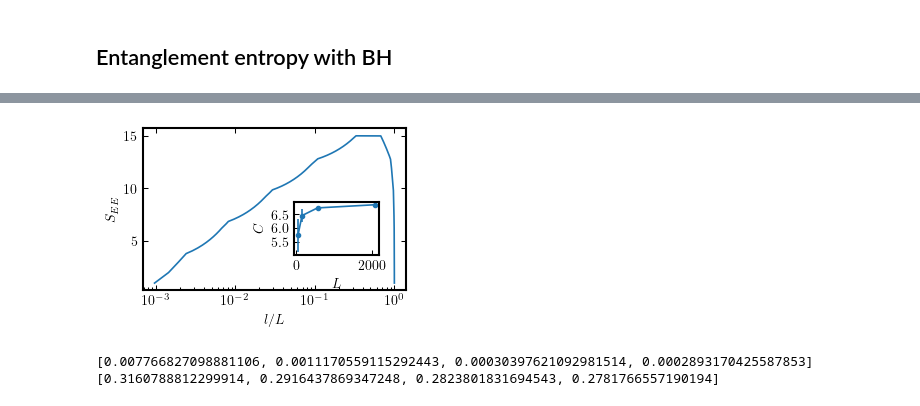
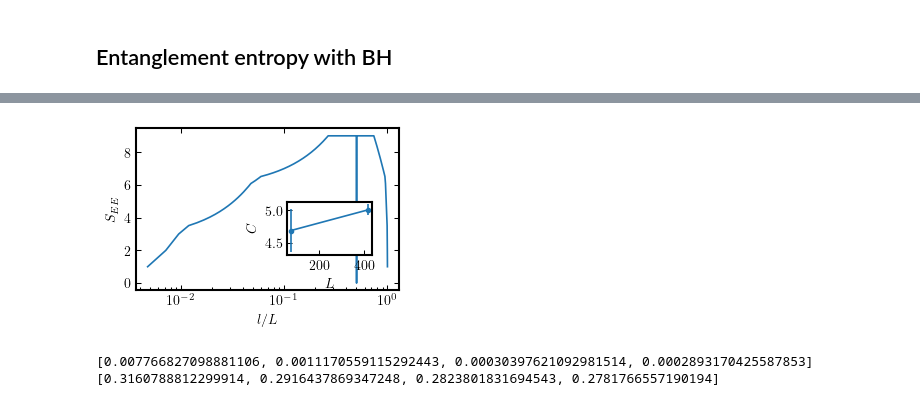
Before and after one commit to Alejo-Costa-Duran/HyperbolicFractonModel, a Jupyter notebook: Simulation.ipynb, the cells around one changed output, grey strips where cells are left out. Cells and saved outputs as stored; diff of their text form; code cells hidden in the pictures.

```diff
--- a/Simulation.ipynb
+++ b/Simulation.ipynb
@@ -48,6 +52,10 @@ plt.rc('figure', figsize=(fig_width, fig_height))
 plt.rc('legend', frameon=False)
 plt.rc('xtick', direction='in')
 plt.rc('ytick', direction='in')
+# %%
+lattice54Sizes = np.array([0,0,10,40,150,560,2090,7800])
+lattice64Sizes = np.array([0,0,12,72,420,2448,14268])
+lattice74Sizes = np.array([0,0,14,112,882,6944])
 # %% [markdown]
 ## Monte Carlo Simulation at zero temperature
 # %%
@@ -285,0 +252,15 @@ plt.plot(beta_list,np.mean(defectsDensity, axis =1)/Nv-np.power(np.exp(2*beta_li
+# %%
+### Monte Carlo loop by creating fractons
+p = 5; q = 4
+nLayers = 7
+beta_list = 1/np.arange(0.0,2,0.05)[1:]
+model = md.FractonModel(p,q,nLayers)
+print('Done with model')
+vertices = distinctVerticesGeods(model)
+print('Done with vertices')
+Nv = len(vertices)
+geodesics = geodesicsPairs(vertices,model)
+print('Done with geodesic pairs')
+cuadrants = defineCuadrants(geodesics,model.geodesicList,vertices,model.centers)
+dualSpins = [1 for _ in range(len(vertices))]
+energy = -sum(dualSpins)
@@ -386,7 +432,7 @@ plt.savefig("./CorrelationsTemps.png")
 # %% [markdown]
 ## Entanglement entropy with BH
 # %%
-def entanglementEntropies(p,q,nLayers,step):
+def entanglementEntropies(p,q,nLayers,step,numRads):
 
     # Define the directory where you want to save the files
     save_dir = f"../Data/P{p}Q{q}/{nLayers}Layers"
@@ -398,10 +444,8 @@ def entanglementEntropies(p,q,nLayers,step):
     model = md.FractonModel(p,q,nLayers)
     insidePols = insidePolygons(model)
     bHoleRads = sorted(list(set([np.round(g.distanceToOrigin+0.00001,5) for g in model.geodesicList])))
-    bHoleRads = [0]+bHoleRads[:20]
+    bHoleRads = [0]+bHoleRads[:numRads]
     borderSize = int(len(model.border))
-    print(borderSize)
-    print(len(model.geodesicList))
     halfBorderSize = int(len(model.border)/2)
     entropy = np.zeros((len(bHoleRads),borderSize-1))
     numStatistics = int(borderSize/step)
@@ -440,9 +484,11 @@ def entanglementEntropies(p,q,nLayers,step):
         print(f'Finished black hole with radius {rad:.4f}',end = '\n')
         entropy[:,int((borderSize-1)/2)] = entropy[:,int((borderSize-1)/2)]/2
     entropy = entropy/numStatistics
-    fName = "P"+str(p)+"Q"+str(q)+"N"+str(nLayers)+".npy"
+    fName = "P"+str(p)+"Q"+str(q)+"N"+str(nLayers)+str(numRads)+".npy"
     np.save(os.path.join(entropies_dir,fName),entropy)
 
-entanglementEntropies(6,4,5,6)
-entanglementEntropies(6,4,6,18)
+for n in range(6,7):
+    entanglementEntropies(6,4,n,6,0)
+for n in range(5,6):
+    entanglementEntropies(7,4,n,1,0)
 # %% [output]
@@ -475,6 +556,6 @@ def numGeodesics(model,bHoleRads):
 # %%
 q = 4
-tuples = [(5,3),(5,4),(5,5),(5,6)]
+tuples = [(7,3),(6,3),(6,4),(5,3),(5,4),(5,5),(5,6)]
 
 figTemps, axTemps = plt.subplots()
 
@@ -512,7 +593,7 @@ for t in tuples:
     axTemps.set_ylabel('$T(1/L)$')
 left, bottom, width, height = [0.63, 0.28, 0.2, 0.2]
 ax2 = figTemps.add_axes([left, bottom, width, height])
-ax2.errorbar(lattice54Sizes[3:7],slopes,yerr = np.array(slopesVariance),marker = 'o', markersize = 3)
+ax2.errorbar(lattice64Sizes[3:5],slopes,yerr = np.array(slopesVariance),marker = 'o', markersize = 3)
 plt.xticks(fontsize=8)
 plt.yticks(fontsize=8)
 ax2.set_ylabel(r'Slope',size = 8)
@@ -532,25 +626,25 @@ print(slopes, np.array(slopesVariance))
 # %%
 figEntropy, axEntropy = plt.subplots()
 left, bottom, width, height = [0.57, 0.28, 0.25, 0.25]
 axCentralCharge = figEntropy.add_axes([left, bottom, width, height])
-for nLayers in range(6,7):
-    blockSizes = np.arange(2,lattice54Sizes[nLayers]+1,1)/lattice54Sizes[nLayers]
+for nLayers in range(4,5):
+    blockSizes = np.arange(2,lattice64Sizes[nLayers]+1,1)/lattice64Sizes[nLayers]
     save_dir = f"../Data/P{p}Q{q}/{nLayers}Layers"
     entropies_dir = os.path.join(save_dir, 'EntropiesBH')
     fname = os.path.join(entropies_dir,"P"+str(p)+"Q"+str(q)+"N"+str(nLayers)+".npy")
     entropies = np.load(fname)
     axEntropy.plot(blockSizes,entropies[0,:])
 axEntropy.set_xscale('log')
 axEntropy.set_ylabel(r'$S_{EE}$')
 axEntropy.set_xlabel(r'$l/L$')
-axCentralCharge.errorbar(lattice54Sizes[3:7],centralCharges,yerr = np.array(centralChargesVariance), marker = 'o', markersize = 3)
+axCentralCharge.errorbar(lattice64Sizes[3:5],centralCharges,yerr = np.array(centralChargesVariance), marker = 'o', markersize = 3)
 axCentralCharge.set_xlabel(r'$L$')
 axCentralCharge.set_ylabel(r'$C$')
 axEntropy.tick_params(right= True,top= True,left= True, bottom= True)
 
-figEntropy.savefig(f'./ZeroTempEntropy.eps',format = 'eps', dpi=800, bbox_inches = 'tight',pad_inches = 0.03)
+#figEntropy.savefig(f'./ZeroTempEntropy.eps',format = 'eps', dpi=800, bbox_inches = 'tight',pad_inches = 0.03)
 # %% [output]
-[figure, old version]
+[figure, new version]
 # %%
 print(slopesVariance)
 print(slopes)
```
Also changed, not shown: parts of 15 cells of this notebook, 1 other file.
